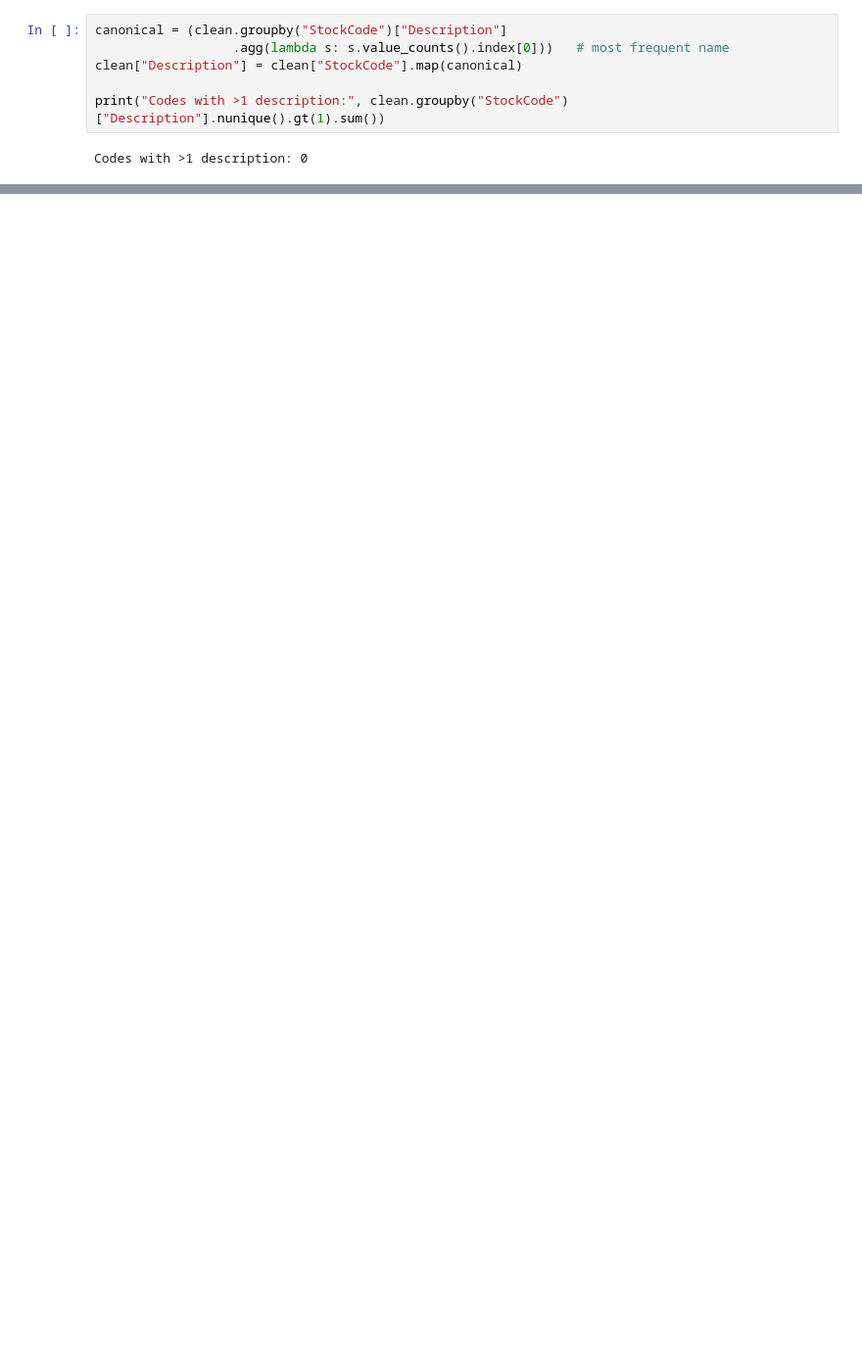
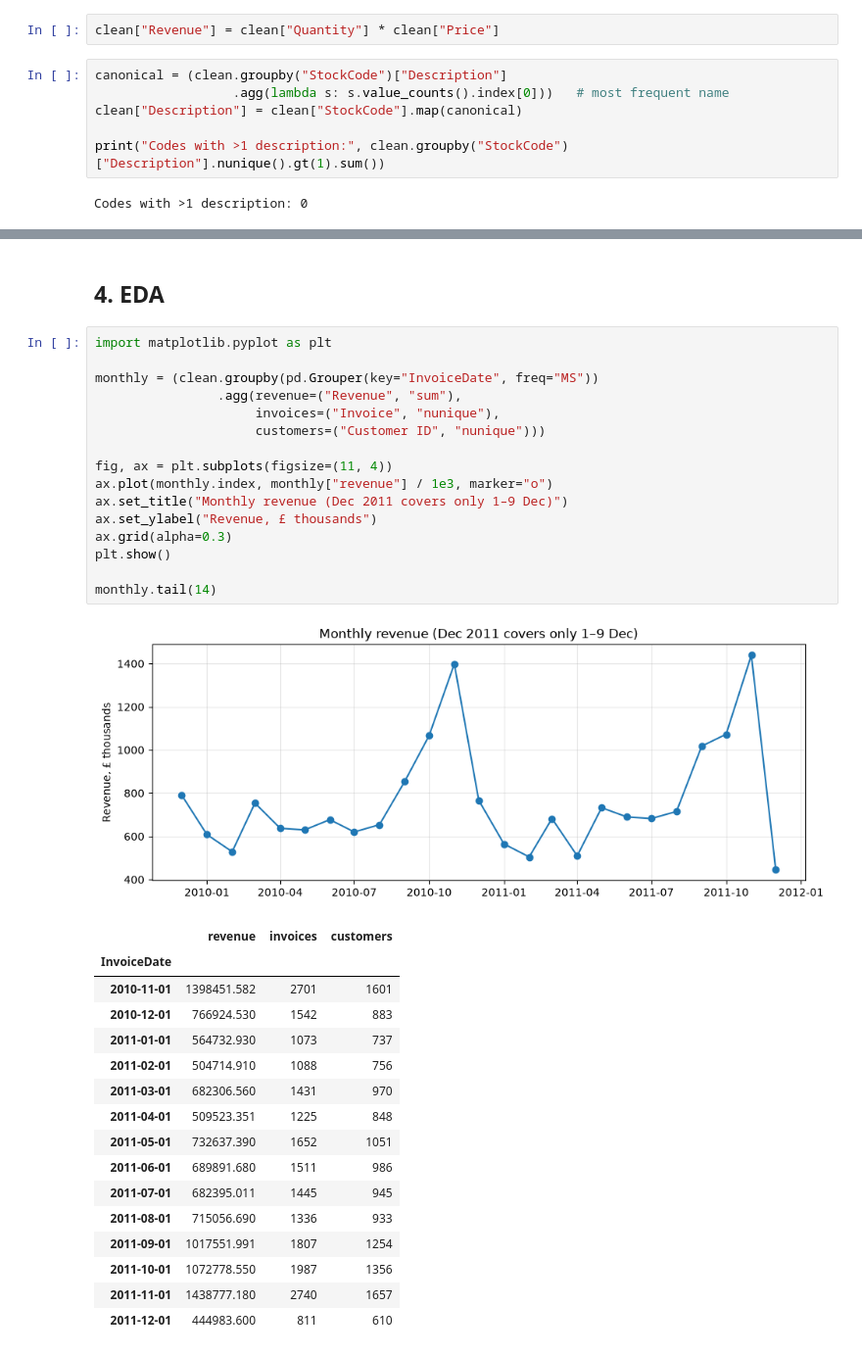
Before and after one commit to Ysharbat/market-basket-next-product, a Jupyter notebook: notebooks/01_cleaning_eda.ipynb, the cells around one changed output, grey strips where cells are left out. Shown at 98% size. Saved outputs shown, nothing was run; the diff lists cells and outputs as text; blank space fills up the shorter version.

```diff
--- a/notebooks/01_cleaning_eda.ipynb
+++ b/notebooks/01_cleaning_eda.ipynb
@@ -411,3 +453,5 @@ Name: count, dtype: int64[pyarrow]
+# %%
+clean["Revenue"] = clean["Quantity"] * clean["Price"]
 # %%
 canonical = (clean.groupby("StockCode")["Description"]
                   .agg(lambda s: s.value_counts().index[0]))   # most frequent name
@@ -424,0 +465,36 @@ Name: count, dtype: int64[pyarrow]
+# %% [markdown]
+## 4. EDA
+# %%
+import matplotlib.pyplot as plt
+
+monthly = (clean.groupby(pd.Grouper(key="InvoiceDate", freq="MS"))
+                .agg(revenue=("Revenue", "sum"),
+                     invoices=("Invoice", "nunique"),
+                     customers=("Customer ID", "nunique")))
+
+fig, ax = plt.subplots(figsize=(11, 4))
+ax.plot(monthly.index, monthly["revenue"] / 1e3, marker="o")
+ax.set_title("Monthly revenue (Dec 2011 covers only 1–9 Dec)")
+ax.set_ylabel("Revenue, £ thousands")
+ax.grid(alpha=0.3)
+plt.show()
+
+monthly.tail(14)
+# %% [output]
+[figure, added]
+|  | revenue | invoices | customers |
+| InvoiceDate |  |  |  |
+| 2010-11-01 | 1398451.582 | 2701 | 1601 |
+| 2010-12-01 | 766924.530 | 1542 | 883 |
+| 2011-01-01 | 564732.930 | 1073 | 737 |
+| 2011-02-01 | 504714.910 | 1088 | 756 |
+| 2011-03-01 | 682306.560 | 1431 | 970 |
+| 2011-04-01 | 509523.351 | 1225 | 848 |
+| 2011-05-01 | 732637.390 | 1652 | 1051 |
+| 2011-06-01 | 689891.680 | 1511 | 986 |
+| 2011-07-01 | 682395.011 | 1445 | 945 |
+| 2011-08-01 | 715056.690 | 1336 | 933 |
+| 2011-09-01 | 1017551.991 | 1807 | 1254 |
+| 2011-10-01 | 1072778.550 | 1987 | 1356 |
+| 2011-11-01 | 1438777.180 | 2740 | 1657 |
+| 2011-12-01 | 444983.600 | 811 | 610 |
```
Also changed, not shown: parts of 33 cells of this notebook.
